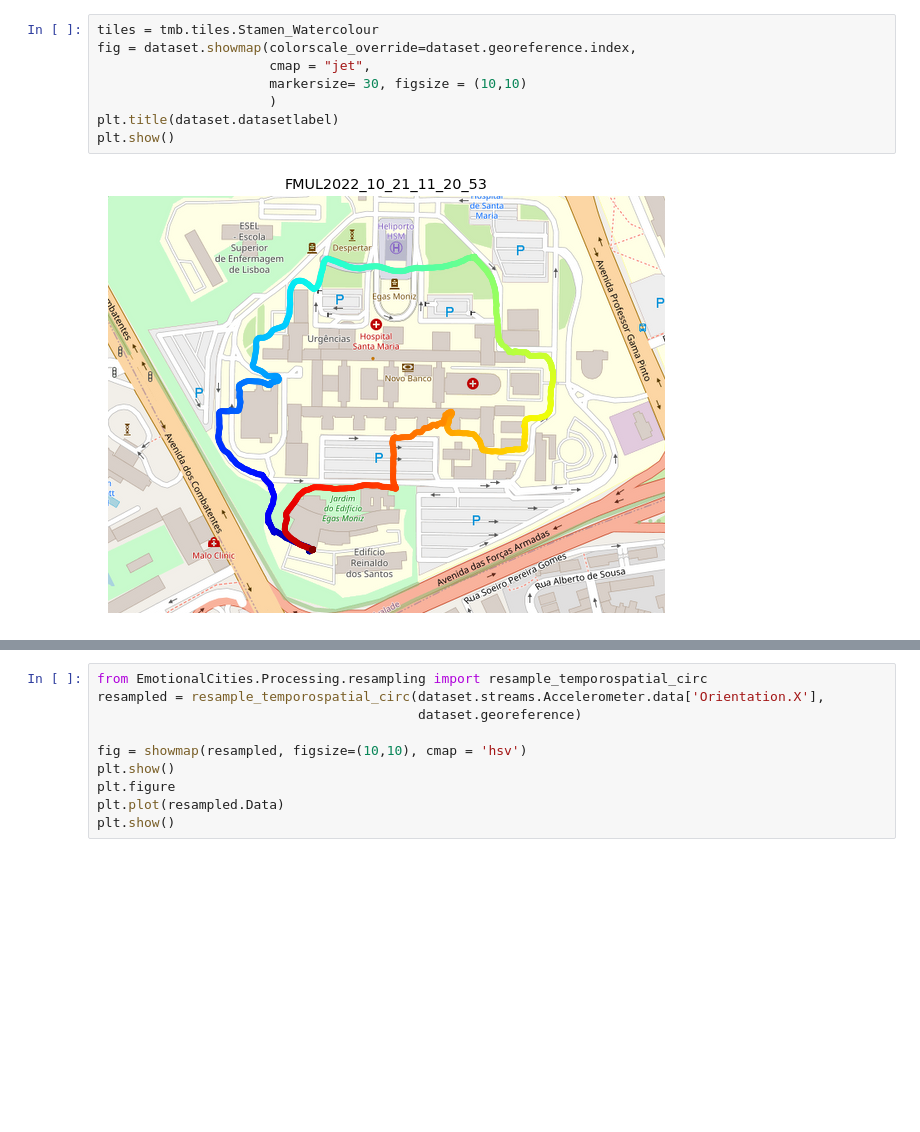
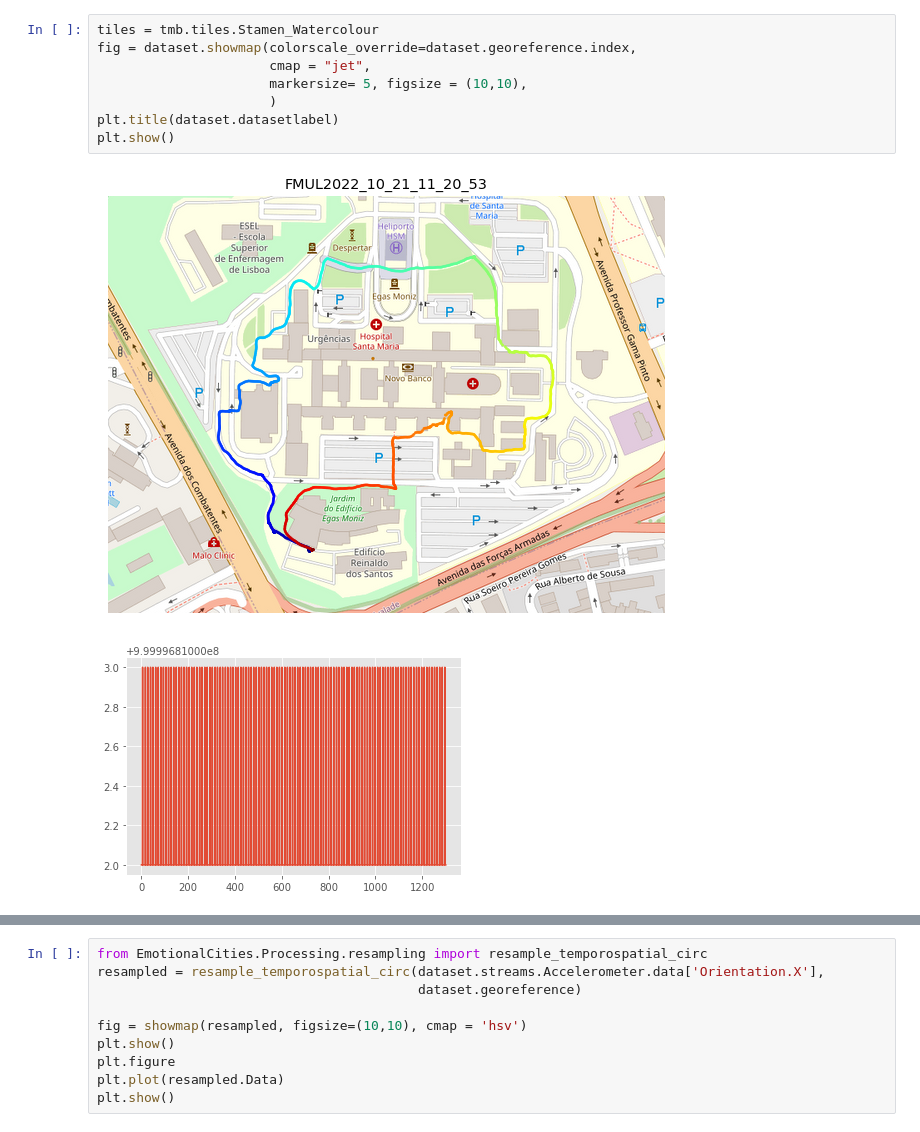
Before and after one commit to emotional-cities/pluma-experiments, a Jupyter notebook: Experiment/Analysis/AnalysisCode/Demo_API.ipynb, the cells around one changed output, grey strips where cells are left out. Drawn from its saved outputs; the diff is of its cells as text; blank space fills up the shorter version.

```diff
--- a/Experiment/Analysis/AnalysisCode/Demo_API.ipynb
+++ b/Experiment/Analysis/AnalysisCode/Demo_API.ipynb
@@ -26,13 +44,14 @@ dataset.add_ubx_georeference(event = "NAV-HPPOSLLH", calibrate_clock = True)
 # %%
 tiles = tmb.tiles.Stamen_Watercolour
 fig = dataset.showmap(colorscale_override=dataset.georeference.index,
                       cmap = "jet",
-                      markersize= 30, figsize = (10,10)
+                      markersize= 5, figsize = (10,10),
                       )
 plt.title(dataset.datasetlabel)
 plt.show()
 # %% [output]
-[figure, old version]
+[figure, new version]
+[figure, added]
 # %%
 from EmotionalCities.Processing.resampling import resample_temporospatial
 from EmotionalCities.Visualization.maps import showmap
```
Also changed, not shown: parts of 7 cells of this notebook, 21 other files.
